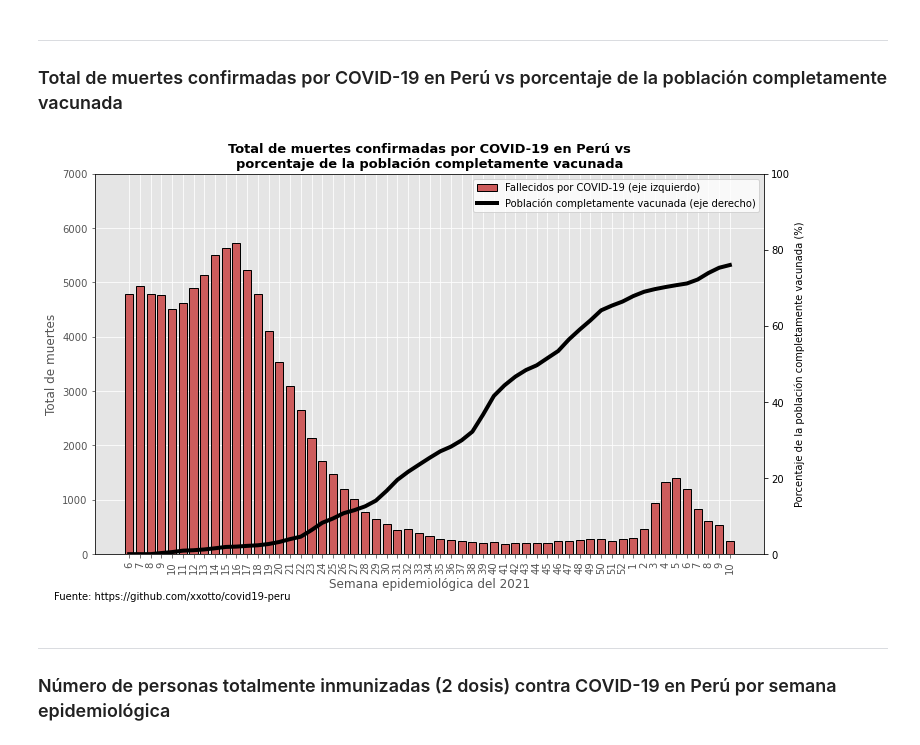
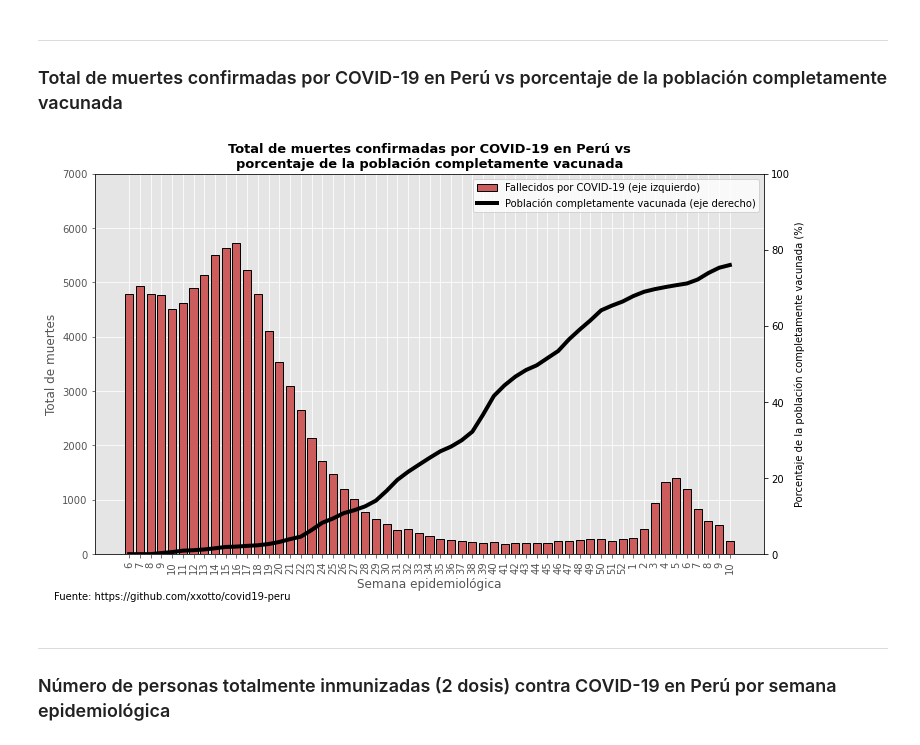
Before and after one commit to xxotto/covid19-Peru, a Jupyter notebook: DataVisualization.ipynb, the cells around one changed output. Saved outputs shown, nothing was run; the diff lists cells and outputs as text; code cells hidden in the pictures.

```diff
--- a/DataVisualization.ipynb
+++ b/DataVisualization.ipynb
@@ -121,35 +123,36 @@ fal = dp1[var_name].iloc[49:]
 
 # Primera gráfica de barras
 width = 0.75 # Bar width
 x = np.arange(len(fal))
 ax.bar(x, fal, width, color='indianred', edgecolor='black', zorder=2,
                 label='Fallecidos por COVID-19 (eje izquierdo)')
 
+
 plt.xticks(x, dp1['epi_week'].iloc[49:], rotation = 90)
 plt.yticks(np.arange(0, 7500, 1000))
 plt.ylabel('Total de muertes', fontsize = 12)
 plt.tick_params(axis='x', labelsize = 10)
 plt.title('''Total de muertes confirmadas por COVID-19 en Perú vs
 porcentaje de la población completamente vacunada''',
           fontsize=13, weight='bold')
-plt.xlabel('Semana epidemiológica del 2021', fontsize=12)
+plt.xlabel('Semana epidemiológica', fontsize=12)
 
 # Segunda gráfica de frecuencia acumulada de fallecidos
 ax2 = plt.twinx()
 ax2.plot(x, cumsum_vac ['total_dosis_2'].iloc[49:], color='black', linestyle='-', linewidth=4,
         label='Población completamente vacunada (eje derecho)')
 ax2.set_ylim(0,100,10)
 lines, labels = ax.get_legend_handles_labels()
 lines2, labels2 = ax2.get_legend_handles_labels()
 ax2.legend(lines + lines2, labels + labels2, loc=0)
 ax2.set_ylabel('Porcentaje de la población completamente vacunada (%)')
 
 plt.text(-7, -12, r'Fuente: https://github.com/xxotto/covid19-peru', fontsize=10)
 
 plt.savefig('Images/covid19-peru_fallecidos_vs_vacunados_x_semanaEpi.png', bbox_inches='tight')
 plt.show() # Plot figure
 # %% [output]
-[figure, old version]
+[figure, new version]
 # %% [markdown]
 ***
 ### Número de personas totalmente inmunizadas (2 dosis) contra COVID-19 en Perú por semana epidemiológica
```
Also changed, not shown: parts of 2 cells of this notebook, 3 other files.
